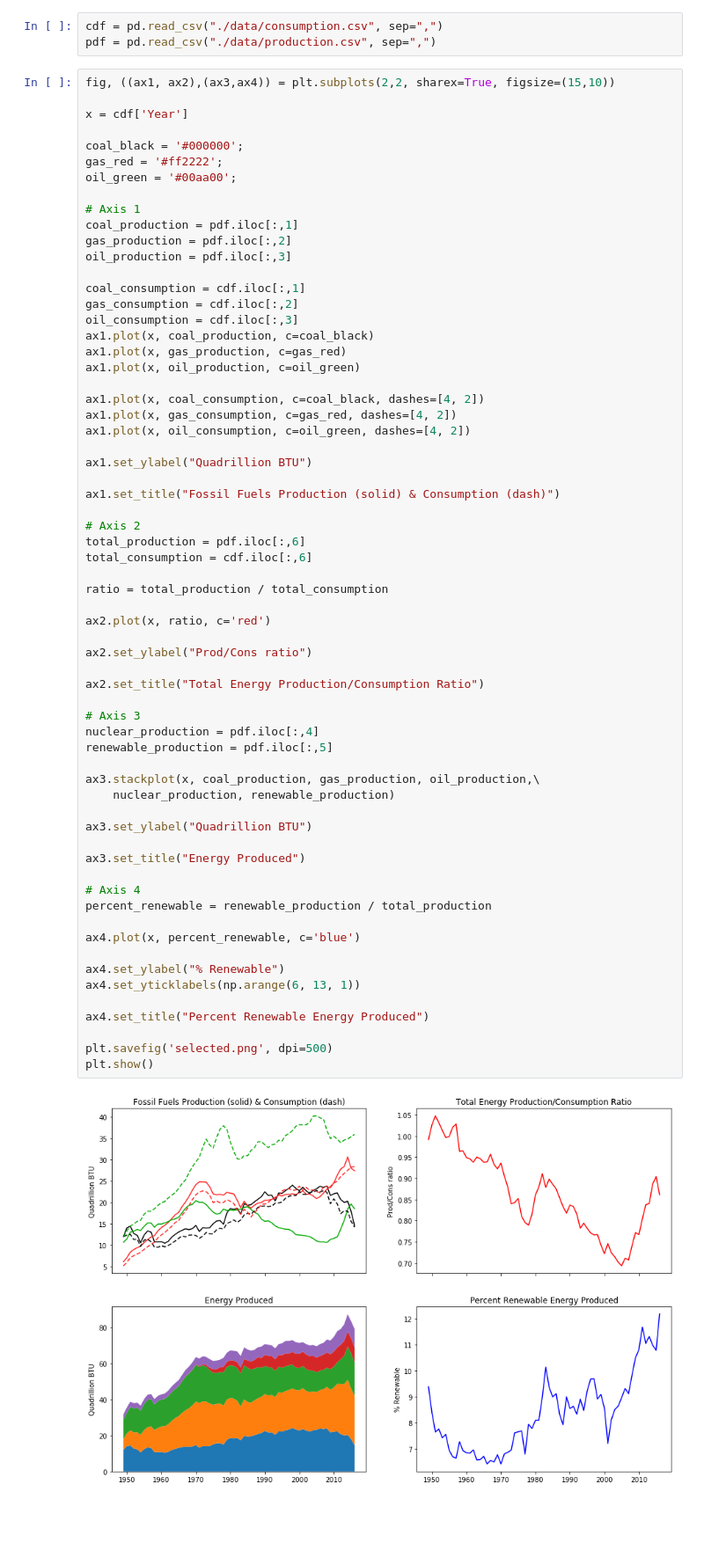
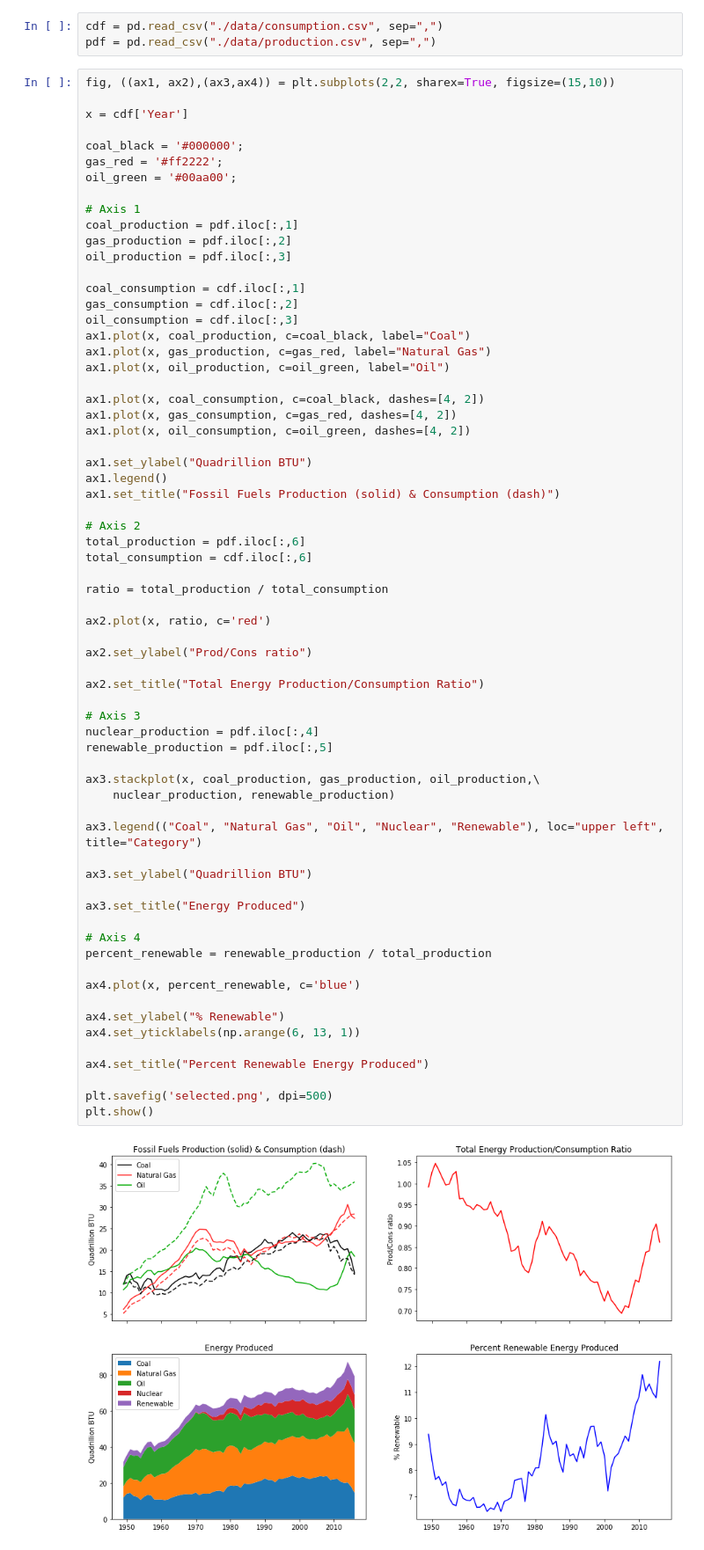
Before and after one commit to Dolphindalt/DataVis, a Jupyter notebook: DataVisHW2.ipynb, the cells around one changed output. Shown: that part at 88% size. Saved outputs shown, nothing was run; the diff lists cells and outputs as text; blank space fills up the shorter version.

Commit message:
Add legends.

```diff
--- a/DataVisHW2.ipynb
+++ b/DataVisHW2.ipynb
@@ -22,16 +22,16 @@ oil_production = pdf.iloc[:,3]
 coal_consumption = cdf.iloc[:,1]
 gas_consumption = cdf.iloc[:,2]
 oil_consumption = cdf.iloc[:,3]
-ax1.plot(x, coal_production, c=coal_black)
-ax1.plot(x, gas_production, c=gas_red)
-ax1.plot(x, oil_production, c=oil_green)
+ax1.plot(x, coal_production, c=coal_black, label="Coal")
+ax1.plot(x, gas_production, c=gas_red, label="Natural Gas")
+ax1.plot(x, oil_production, c=oil_green, label="Oil")
 
 ax1.plot(x, coal_consumption, c=coal_black, dashes=[4, 2])
 ax1.plot(x, gas_consumption, c=gas_red, dashes=[4, 2])
 ax1.plot(x, oil_consumption, c=oil_green, dashes=[4, 2])
 
 ax1.set_ylabel("Quadrillion BTU")
-
+ax1.legend()
 ax1.set_title("Fossil Fuels Production (solid) & Consumption (dash)")
 
 # Axis 2
@@ -43,31 +43,33 @@ ratio = total_production / total_consumption
 ax2.plot(x, ratio, c='red')
 
 ax2.set_ylabel("Prod/Cons ratio")
 
 ax2.set_title("Total Energy Production/Consumption Ratio")
 
 # Axis 3
 nuclear_production = pdf.iloc[:,4]
 renewable_production = pdf.iloc[:,5]
 
 ax3.stackplot(x, coal_production, gas_production, oil_production,\
     nuclear_production, renewable_production)
 
+ax3.legend(("Coal", "Natural Gas", "Oil", "Nuclear", "Renewable"), loc="upper left", title="Category")
+
 ax3.set_ylabel("Quadrillion BTU")
 
 ax3.set_title("Energy Produced")
 
 # Axis 4
 percent_renewable = renewable_production / total_production
 
 ax4.plot(x, percent_renewable, c='blue')
 
 ax4.set_ylabel("% Renewable")
 ax4.set_yticklabels(np.arange(6, 13, 1))
 
 ax4.set_title("Percent Renewable Energy Produced")
 
 plt.savefig('selected.png', dpi=500)
 plt.show()
 # %% [output]
-[figure, old version]
+[figure, new version]
```
Also changed, not shown: 2 other files.
